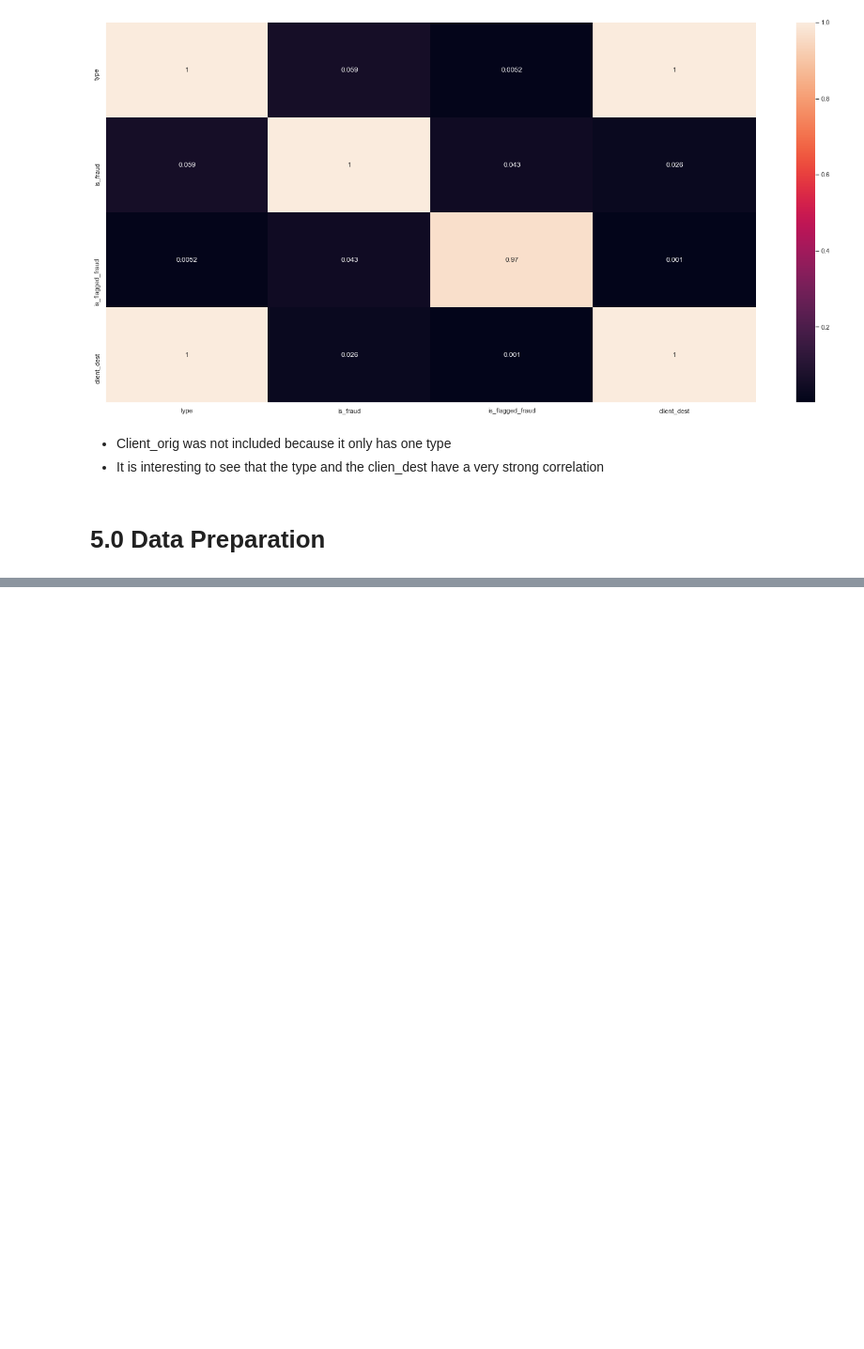
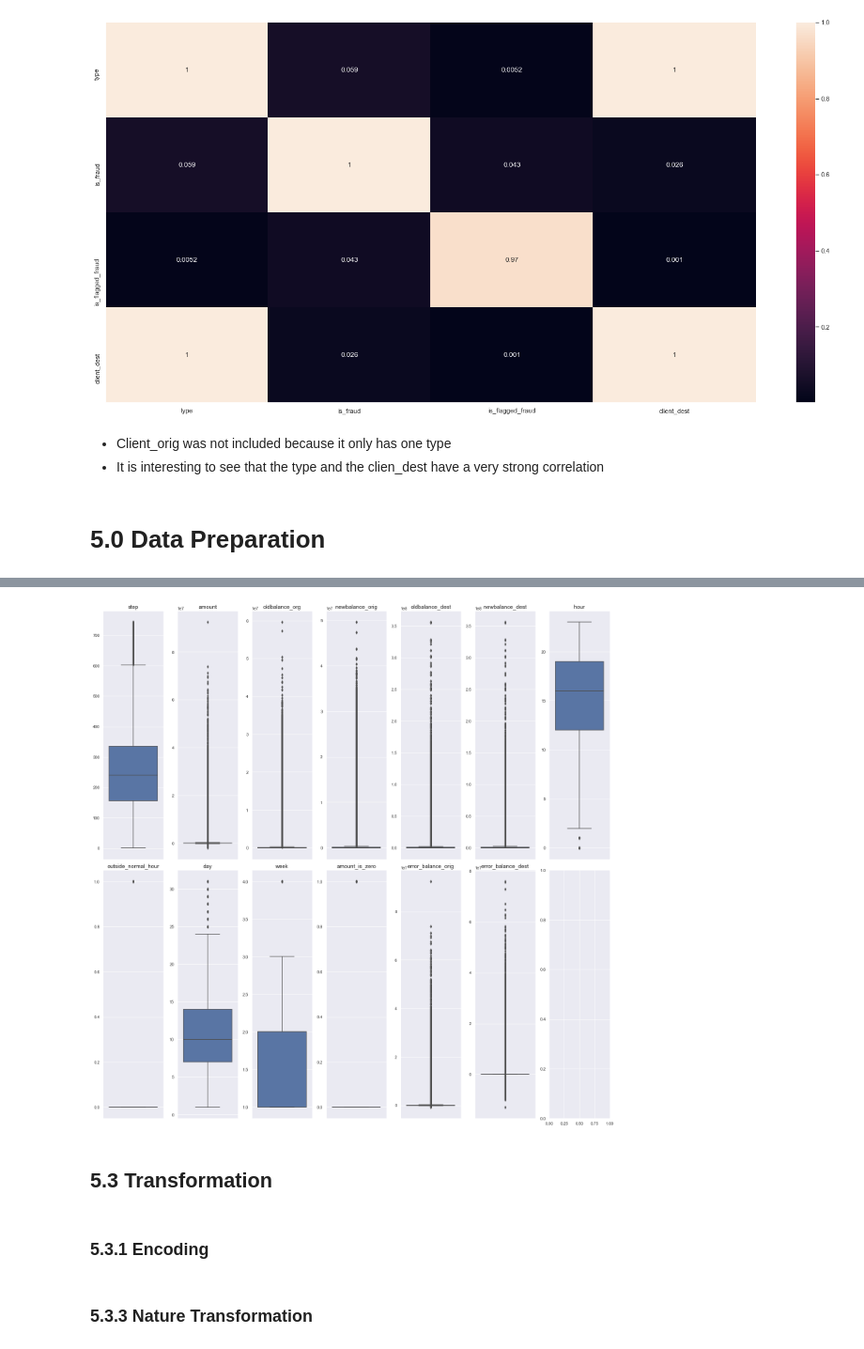
Before and after one commit to brunosantos4/blocker_fraud_company, a Jupyter notebook: fraud_classification.ipynb, the cells around one changed output, grey strips where cells are left out. Shown: that part at 94% size. Saved outputs shown, nothing was run; the diff lists cells and outputs as text; code cells hidden in the pictures; blank space fills up the shorter version.

Commit message:
balancing data

```diff
--- a/fraud_classification.ipynb
+++ b/fraud_classification.ipynb
@@ -468,11 +509,11 @@ num_attributes.hist(bins = 25, log=True);
 # %% [output]
 [figure]
 # %%
-vari = ['amount', 'oldbalance_org','newbalance_orig','oldbalance_dest','newbalance_dest','step']
+#vari = ['amount', 'oldbalance_org','newbalance_orig','oldbalance_dest','newbalance_dest','step']
 
-f, axes = plt.subplots(2, 3, figsize = (20, 10))
-for var, ax in zip(vari, f.axes):
-    b = sns.distplot(np.log1p(num_attributes[var]), ax = ax)
+#f, axes = plt.subplots(2, 3, figsize = (20, 10))
+#for var, ax in zip(vari, f.axes):
+#    b = sns.distplot(np.log1p(num_attributes[var]), ax = ax)
 
-plt.tight_layout()
-plt.show()
+#plt.tight_layout()
+#plt.show()
@@ -917,3 +958,5 @@ sns.heatmap(d, annot = True);
 - It is interesting to see that the type and the clien_dest have a very strong correlation
 # %% [markdown]
 # 5.0 Data Preparation
+# %%
+df5 = df4.copy()
@@ -919,0 +971,3 @@ sns.heatmap(d, annot = True);
+# %%
+a = df5.select_dtypes(include=['int64', 'float64'])
+a.head()
@@ -919,0 +981,12 @@ sns.heatmap(d, annot = True);
+# %%
+variables = a.columns.tolist()
+
+f, axes = plt.subplots(2, 7, figsize = (20, 20))
+for var, ax in zip(variables, f.axes):
+    b = sns.boxplot(y = var, data = a, ax = ax)
+    b.axes.set_title(var,fontsize = 15)
+    b.set_ylabel("")
+plt.tight_layout()
+plt.show()
+# %% [output]
+[figure, added]
@@ -919,0 +1034,4 @@ sns.heatmap(d, annot = True);
+# %% [markdown]
+## 5.3 Transformation
+# %% [markdown]
+### 5.3.1 Encoding
@@ -919,0 +1046,2 @@ sns.heatmap(d, annot = True);
+# %% [markdown]
+### 5.3.3 Nature Transformation
```
Also changed, not shown: parts of 50 cells of this notebook.
